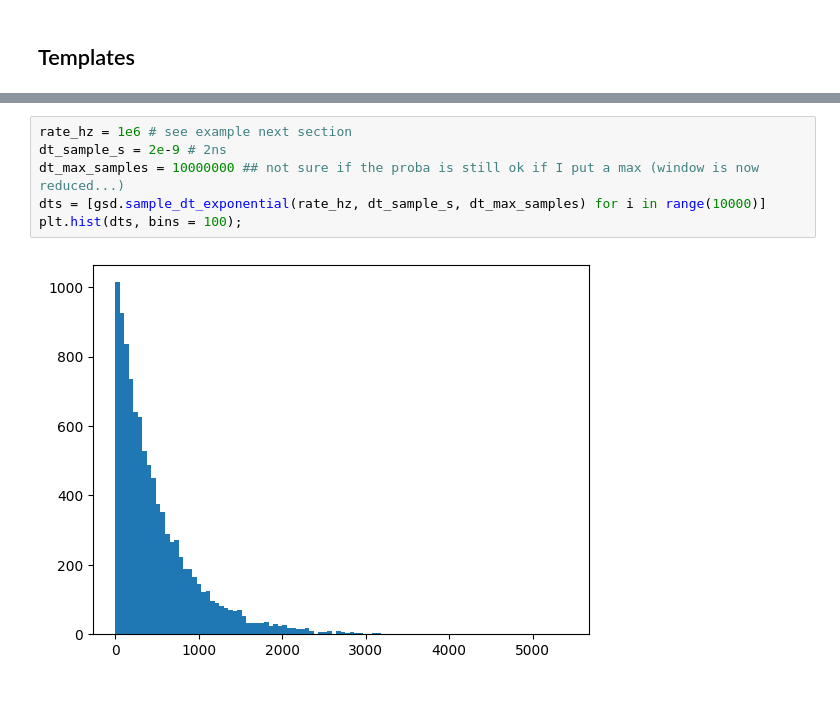
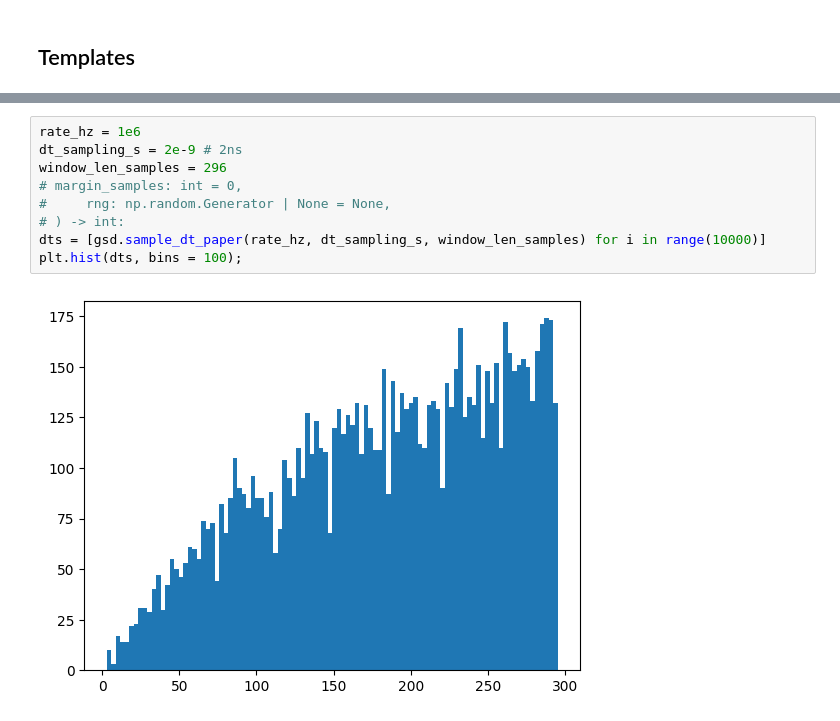
Before and after one commit to eberthol/PSD_GMVA_paper, a Jupyter notebook: synthetic_data/SyntheticData_pileup.ipynb, the cells around one changed output, grey strips where cells are left out. Saved outputs shown, nothing was run; the diff lists cells and outputs as text.

Commit message:
implement paper version for the pile-up. c.f. eq.(2)

```diff
--- a/synthetic_data/SyntheticData_pileup.ipynb
+++ b/synthetic_data/SyntheticData_pileup.ipynb
@@ -146,8 +155,11 @@ $\Rightarrow r = \dfrac{\mu_{20\%}}{\Delta t} \approx 5.6 \times 10^5 \, \mathrm
 # %%
-rate_hz = 1e6 # see example next section
-dt_sample_s = 2e-9 # 2ns
-dt_max_samples = 10000000 ## not sure if the proba is still ok if I put a max (window is now reduced...)
-dts = [gsd.sample_dt_exponential(rate_hz, dt_sample_s, dt_max_samples) for i in range(10000)]
+rate_hz = 1e6
+dt_sampling_s = 2e-9 # 2ns
+window_len_samples = 296
+# margin_samples: int = 0,
+#     rng: np.random.Generator | None = None,
+# ) -> int:
+dts = [gsd.sample_dt_paper(rate_hz, dt_sampling_s, window_len_samples) for i in range(10000)]
 plt.hist(dts, bins = 100);
 # %% [output]
-[figure, old version]
+[figure, new version]
```
Also changed, not shown: parts of 22 cells of this notebook, 2 other files.
